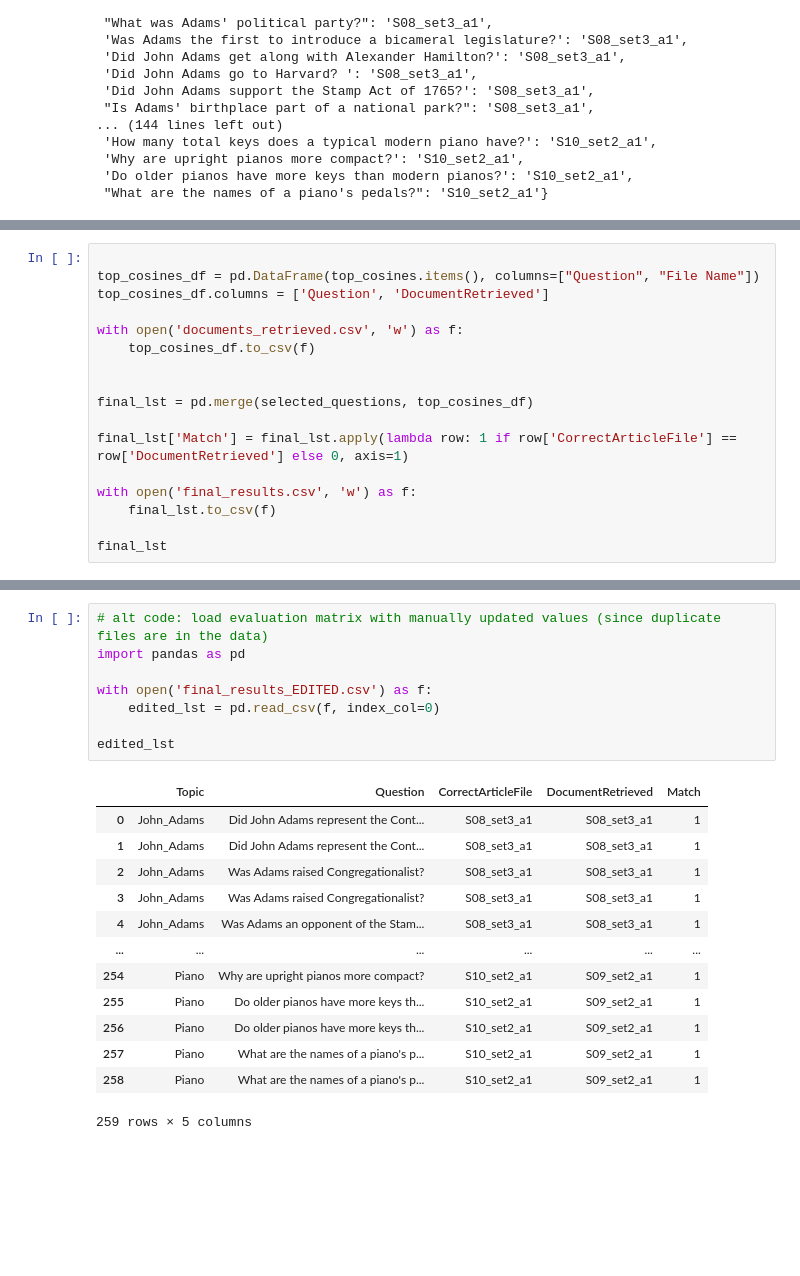
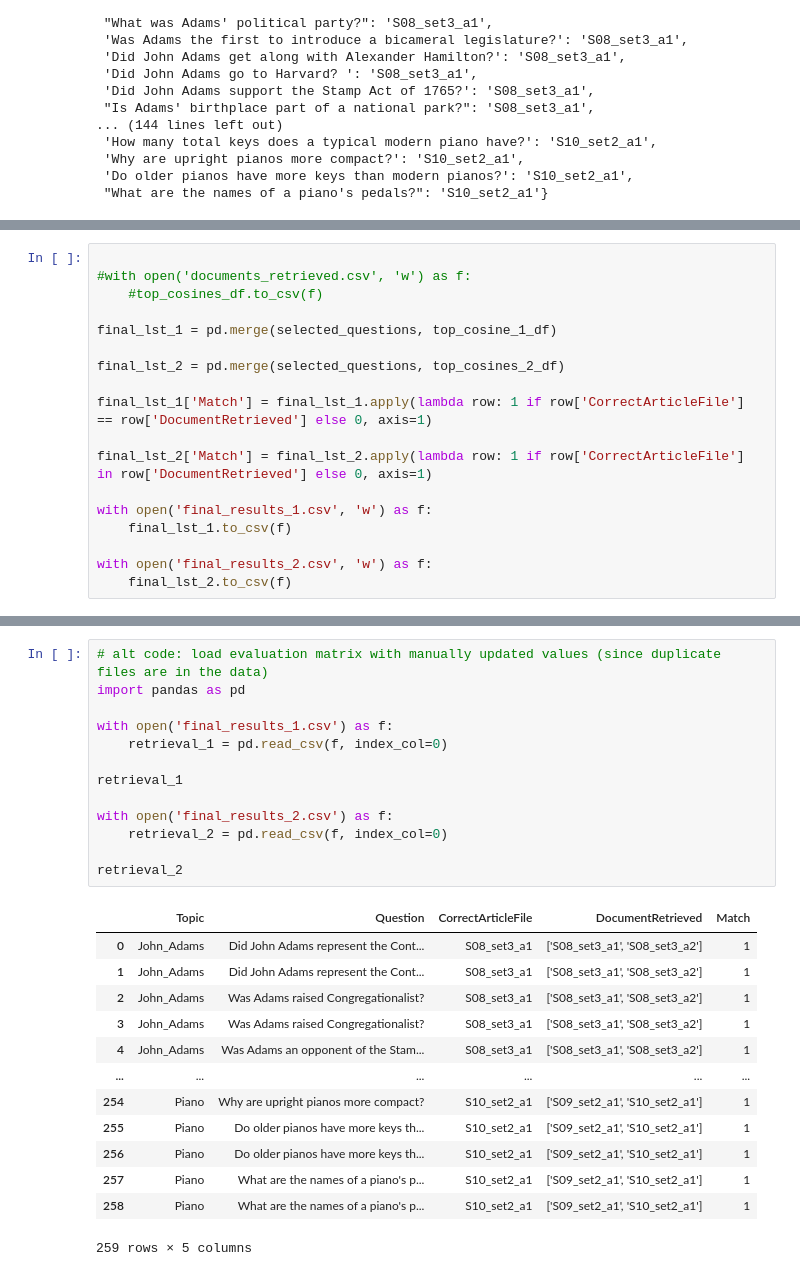
Before and after one commit to ginawelsh/RAGTinyLlama, a Jupyter notebook: baseline_tf_idf.ipynb, the cells around one changed output, grey strips where cells are left out. Cells and saved outputs as stored; diff of their text form; blank space fills up the shorter version.

```diff
--- a/baseline_tf_idf.ipynb
+++ b/baseline_tf_idf.ipynb
@@ -483,17 +479,18 @@ top_cosines
 # %%
 
-top_cosines_df = pd.DataFrame(top_cosines.items(), columns=["Question", "File Name"])
-top_cosines_df.columns = ['Question', 'DocumentRetrieved']
+#with open('documents_retrieved.csv', 'w') as f:
+    #top_cosines_df.to_csv(f)
 
-with open('documents_retrieved.csv', 'w') as f:
-    top_cosines_df.to_csv(f)
+final_lst_1 = pd.merge(selected_questions, top_cosine_1_df)
 
+final_lst_2 = pd.merge(selected_questions, top_cosines_2_df)
 
-final_lst = pd.merge(selected_questions, top_cosines_df)
+final_lst_1['Match'] = final_lst_1.apply(lambda row: 1 if row['CorrectArticleFile'] == row['DocumentRetrieved'] else 0, axis=1)
 
-final_lst['Match'] = final_lst.apply(lambda row: 1 if row['CorrectArticleFile'] == row['DocumentRetrieved'] else 0, axis=1)
+final_lst_2['Match'] = final_lst_2.apply(lambda row: 1 if row['CorrectArticleFile'] in row['DocumentRetrieved'] else 0, axis=1)
 
-with open('final_results.csv', 'w') as f:
-    final_lst.to_csv(f)
+with open('final_results_1.csv', 'w') as f:
+    final_lst_1.to_csv(f)
 
-final_lst
+with open('final_results_2.csv', 'w') as f:
+    final_lst_2.to_csv(f)
@@ -514,24 +497,29 @@ final_lst
 # %%
 # alt code: load evaluation matrix with manually updated values (since duplicate files are in the data)
 import pandas as pd
 
-with open('final_results_EDITED.csv') as f:
-    edited_lst = pd.read_csv(f, index_col=0)
+with open('final_results_1.csv') as f:
+    retrieval_1 = pd.read_csv(f, index_col=0)
 
-edited_lst
+retrieval_1
+
+with open('final_results_2.csv') as f:
+    retrieval_2 = pd.read_csv(f, index_col=0)
+
+retrieval_2
 # %% [output]
 |  | Topic | Question | CorrectArticleFile | DocumentRetrieved | Match |
-| 0 | John_Adams | Did John Adams represent the Cont... | S08_set3_a1 | S08_set3_a1 | 1 |
-| 1 | John_Adams | Did John Adams represent the Cont... | S08_set3_a1 | S08_set3_a1 | 1 |
-| 2 | John_Adams | Was Adams raised Congregationalist? | S08_set3_a1 | S08_set3_a1 | 1 |
-| 3 | John_Adams | Was Adams raised Congregationalist? | S08_set3_a1 | S08_set3_a1 | 1 |
-| 4 | John_Adams | Was Adams an opponent of the Stam... | S08_set3_a1 | S08_set3_a1 | 1 |
+| 0 | John_Adams | Did John Adams represent the Cont... | S08_set3_a1 | ['S08_set3_a1', 'S08_set3_a2'] | 1 |
+| 1 | John_Adams | Did John Adams represent the Cont... | S08_set3_a1 | ['S08_set3_a1', 'S08_set3_a2'] | 1 |
+| 2 | John_Adams | Was Adams raised Congregationalist? | S08_set3_a1 | ['S08_set3_a1', 'S08_set3_a2'] | 1 |
+| 3 | John_Adams | Was Adams raised Congregationalist? | S08_set3_a1 | ['S08_set3_a1', 'S08_set3_a2'] | 1 |
+| 4 | John_Adams | Was Adams an opponent of the Stam... | S08_set3_a1 | ['S08_set3_a1', 'S08_set3_a2'] | 1 |
 | ... | ... | ... | ... | ... | ... |
-| 254 | Piano | Why are upright pianos more compact? | S10_set2_a1 | S09_set2_a1 | 1 |
-| 255 | Piano | Do older pianos have more keys th... | S10_set2_a1 | S09_set2_a1 | 1 |
-| 256 | Piano | Do older pianos have more keys th... | S10_set2_a1 | S09_set2_a1 | 1 |
-| 257 | Piano | What are the names of a piano's p... | S10_set2_a1 | S09_set2_a1 | 1 |
-| 258 | Piano | What are the names of a piano's p... | S10_set2_a1 | S09_set2_a1 | 1 |
+| 254 | Piano | Why are upright pianos more compact? | S10_set2_a1 | ['S09_set2_a1', 'S10_set2_a1'] | 1 |
+| 255 | Piano | Do older pianos have more keys th... | S10_set2_a1 | ['S09_set2_a1', 'S10_set2_a1'] | 1 |
+| 256 | Piano | Do older pianos have more keys th... | S10_set2_a1 | ['S09_set2_a1', 'S10_set2_a1'] | 1 |
+| 257 | Piano | What are the names of a piano's p... | S10_set2_a1 | ['S09_set2_a1', 'S10_set2_a1'] | 1 |
+| 258 | Piano | What are the names of a piano's p... | S10_set2_a1 | ['S09_set2_a1', 'S10_set2_a1'] | 1 |
 259 rows × 5 columns
 # %%
 # measure precision using Match column in results df
```
Also changed, not shown: parts of 7 cells of this notebook, 4 other files.
